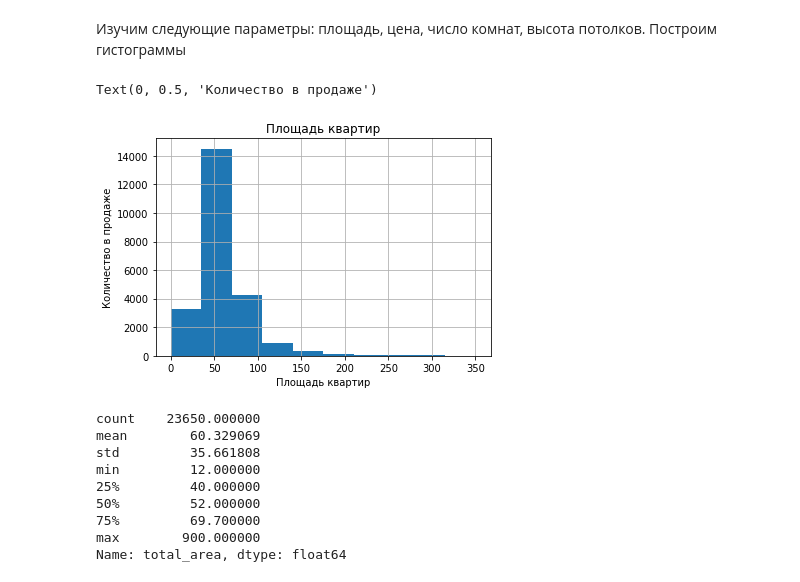
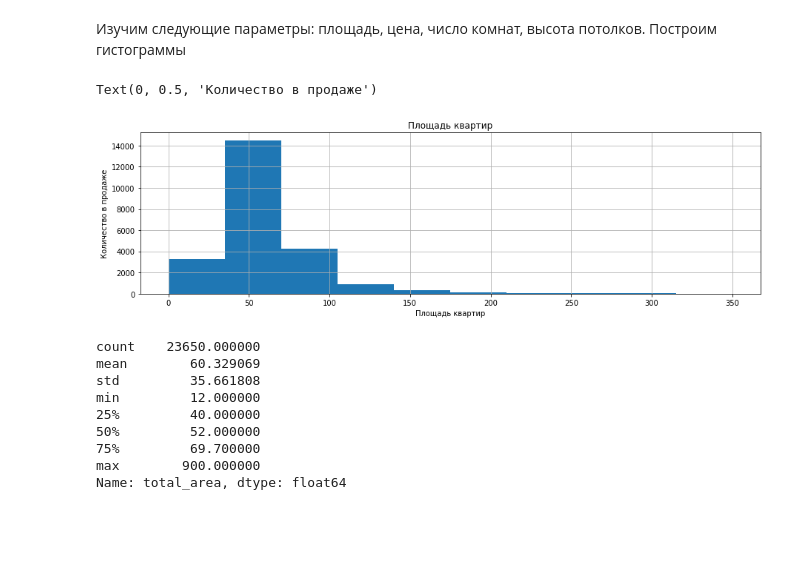
Before and after one commit to konicaRu/i_am_data_analyst, a Jupyter notebook: 2_project_research_data_analysis/2_project_flat_for_sale.ipynb, the cells around one changed output. Saved outputs shown, nothing was run; the diff lists cells and outputs as text; code cells hidden in the pictures; blank space fills up the shorter version.

```diff
--- a/2_project_research_data_analysis/2_project_flat_for_sale.ipynb
+++ b/2_project_research_data_analysis/2_project_flat_for_sale.ipynb
@@ -1046,13 +996,13 @@ df.head()
 # %% [markdown]
 Изучим следующие параметры: площадь, цена, число комнат, высота потолков.  Построим гистограммы
 # %%
-df['total_area'].hist(bins=10, range = (0, 350))
+df['total_area'].hist(bins=10, range = (0, 350), figsize=(15, 4))
 plt.title('Площадь квартир')
 plt.xlabel('Площадь квартир')
 plt.ylabel('Количество в продаже')
 # %% [output]
 Text(0, 0.5, 'Количество в продаже')
-[figure, old version]
+[figure, new version]
 # %%
 
 df['total_area'].describe()
```
Also changed, not shown: parts of 20 cells of this notebook.
